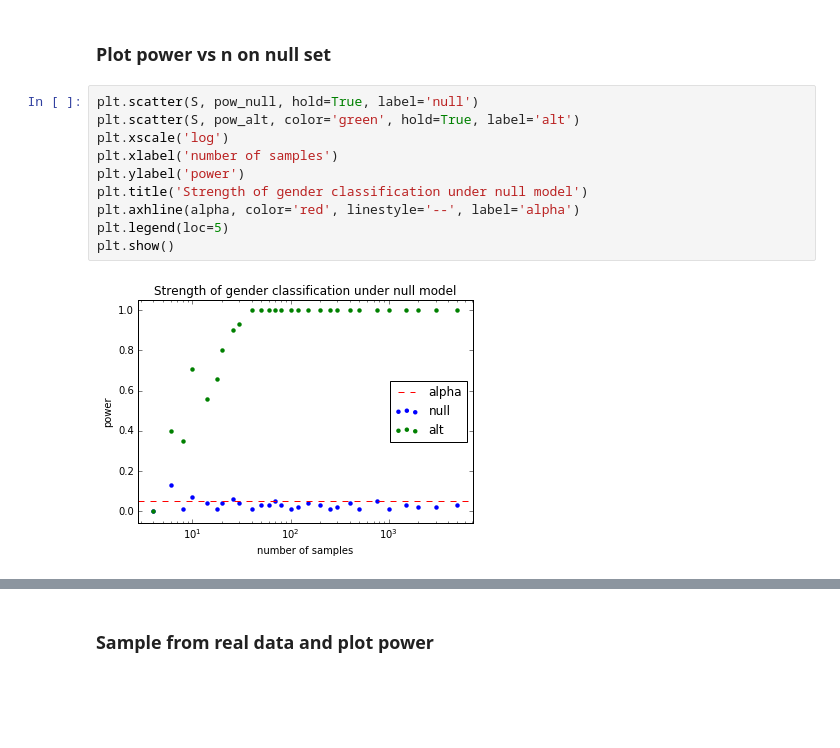
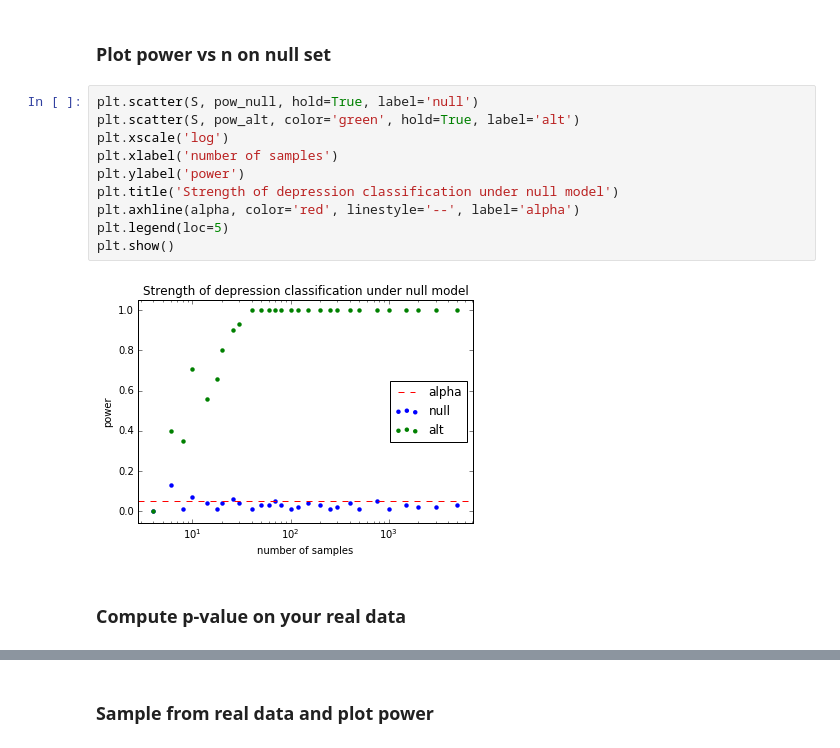
Before and after one commit to Upward-Spiral-Science/spect-team, a Jupyter notebook: Code/Assignment-4/Inferential_Depressed.ipynb, the cells around one changed output, grey strips where cells are left out. Drawn from its saved outputs; the diff is of its cells as text; blank space fills up the shorter version.

```diff
--- a/Code/Assignment-4/Inferential_Depressed.ipynb
+++ b/Code/Assignment-4/Inferential_Depressed.ipynb
@@ -121,12 +123,14 @@ for s in S:
 # %%
 plt.scatter(S, pow_null, hold=True, label='null')
 plt.scatter(S, pow_alt, color='green', hold=True, label='alt')
 plt.xscale('log')
 plt.xlabel('number of samples')
 plt.ylabel('power')
-plt.title('Strength of gender classification under null model')
+plt.title('Strength of depression classification under null model')
 plt.axhline(alpha, color='red', linestyle='--', label='alpha')
 plt.legend(loc=5)
 plt.show()
 # %% [output]
-[figure, old version]
+[figure, new version]
+# %% [markdown]
+### Compute p-value on your real data
```
Also changed, not shown: parts of 7 cells of this notebook.
